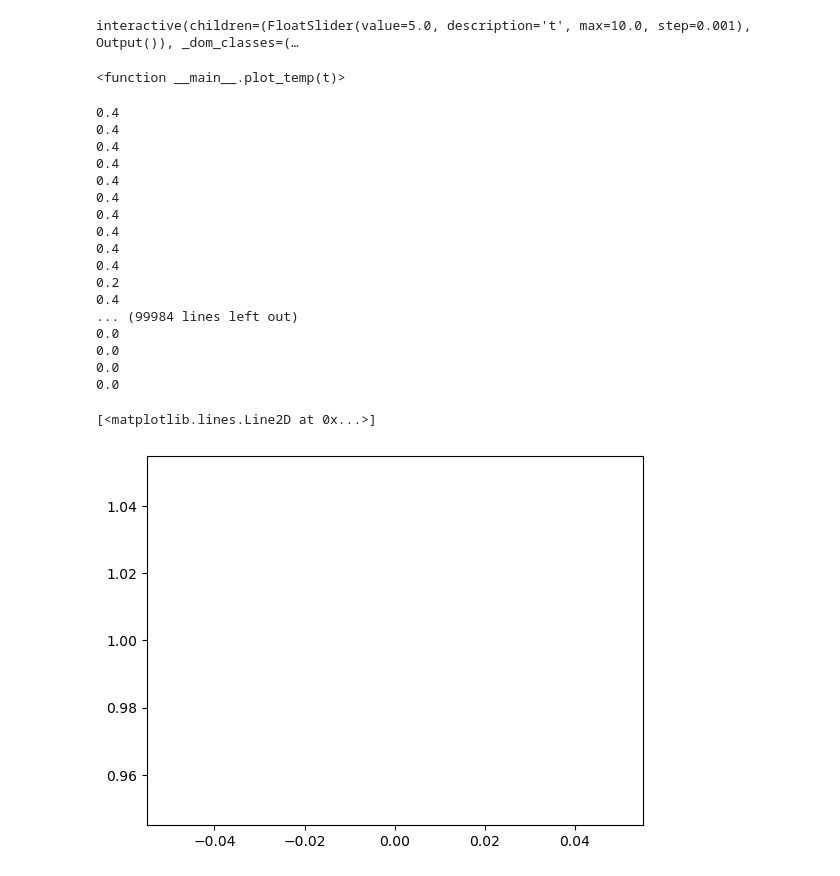
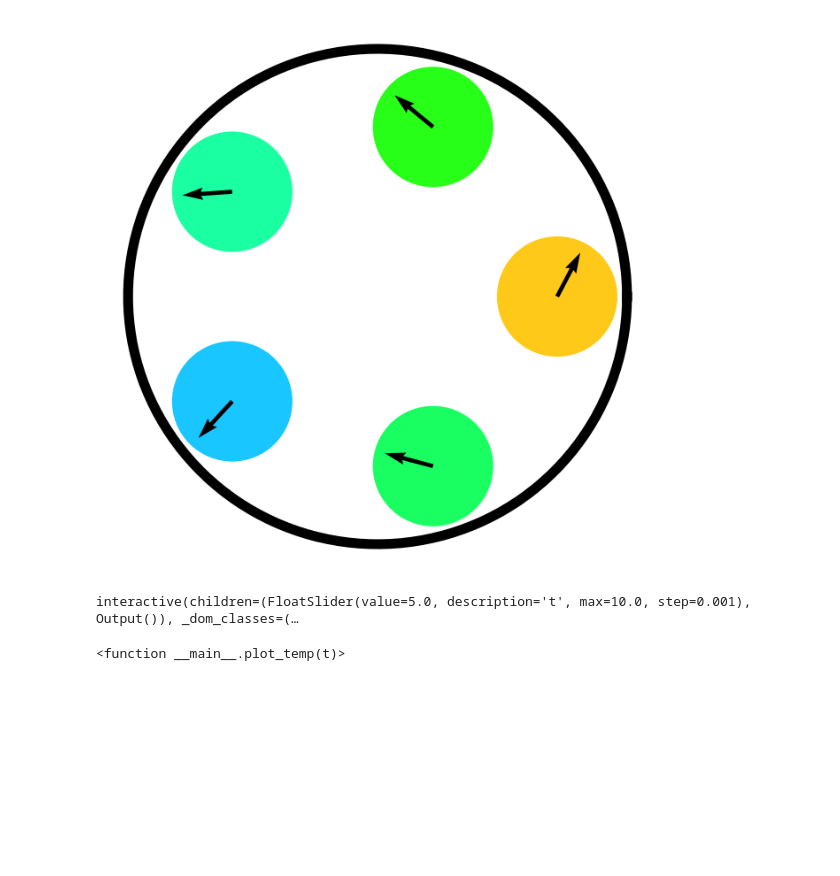
Before and after one commit to BenedictRussell/MA932-Project, a Jupyter notebook: ABP_simulation.ipynb, the cells around one changed output. Cells and saved outputs as stored; diff of their text form; code cells hidden in the pictures; blank space fills up the shorter version.

```diff
--- a/ABP_simulation.ipynb
+++ b/ABP_simulation.ipynb
@@ -8 +16,9 @@ from matplotlib.animation import FuncAnimation
+# %%
+dynamic = f.dynamic_gen()
+x,y,th,o = next(dynamic)
+#print(o*180/np.pi)
+f.scatter(x,y,th)
+plt.savefig('initial.pdf')
+# %% [output]
+[figure, added]
 # %%
@@ -16,46 +31,3 @@ interact(plot_temp, t=(0,10,0.001))
 # %% [output]
 interactive(children=(FloatSlider(value=5.0, description='t', max=10.0, step=0.001), Output()), _dom_classes=(…
 <function __main__.plot_temp(t)>
-# %%
-t = 0
-N = 4
-time_stop = 10000
-
-store = []
-
-while t < time_stop:
-    a,b,c,d = next(dynamic)
-    t+=1
-    prop_ones = np.sum(d[d == 1]) / N
-    print(prop_ones)
-    store.append(prop_ones)
-    #if prop_ones == 1 or prop_ones == 0:
-    #    break
-
-#x,y,th,o = next(dynamic)
-#f.scatter(x,y,th)
-#plt.show()
-#interact(plot_temp, t=(0,10,0.001))
-# %% [output]
-0.4
-0.4
-0.4
-0.4
-0.4
-0.4
-0.4
-0.4
-0.4
-0.4
-0.2
-0.4
-... (99984 lines left out)
-0.0
-0.0
-0.0
-0.0
-# %%
-plt.plot(store)
-# %% [output]
-[<matplotlib.lines.Line2D at 0x...>]
-[figure, removed]
```
Also changed, not shown: parts of 12 cells of this notebook, 11 other files.
